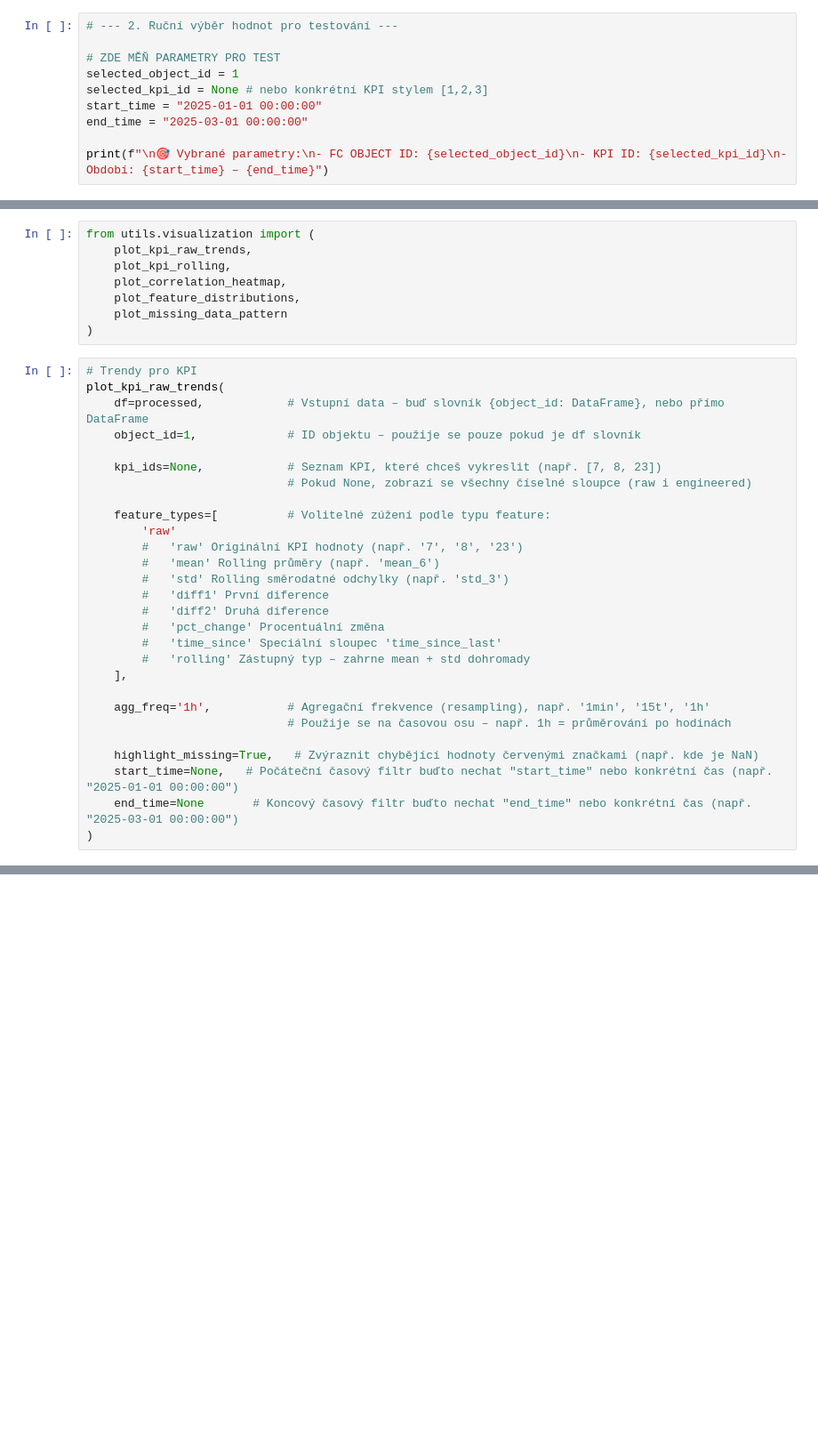
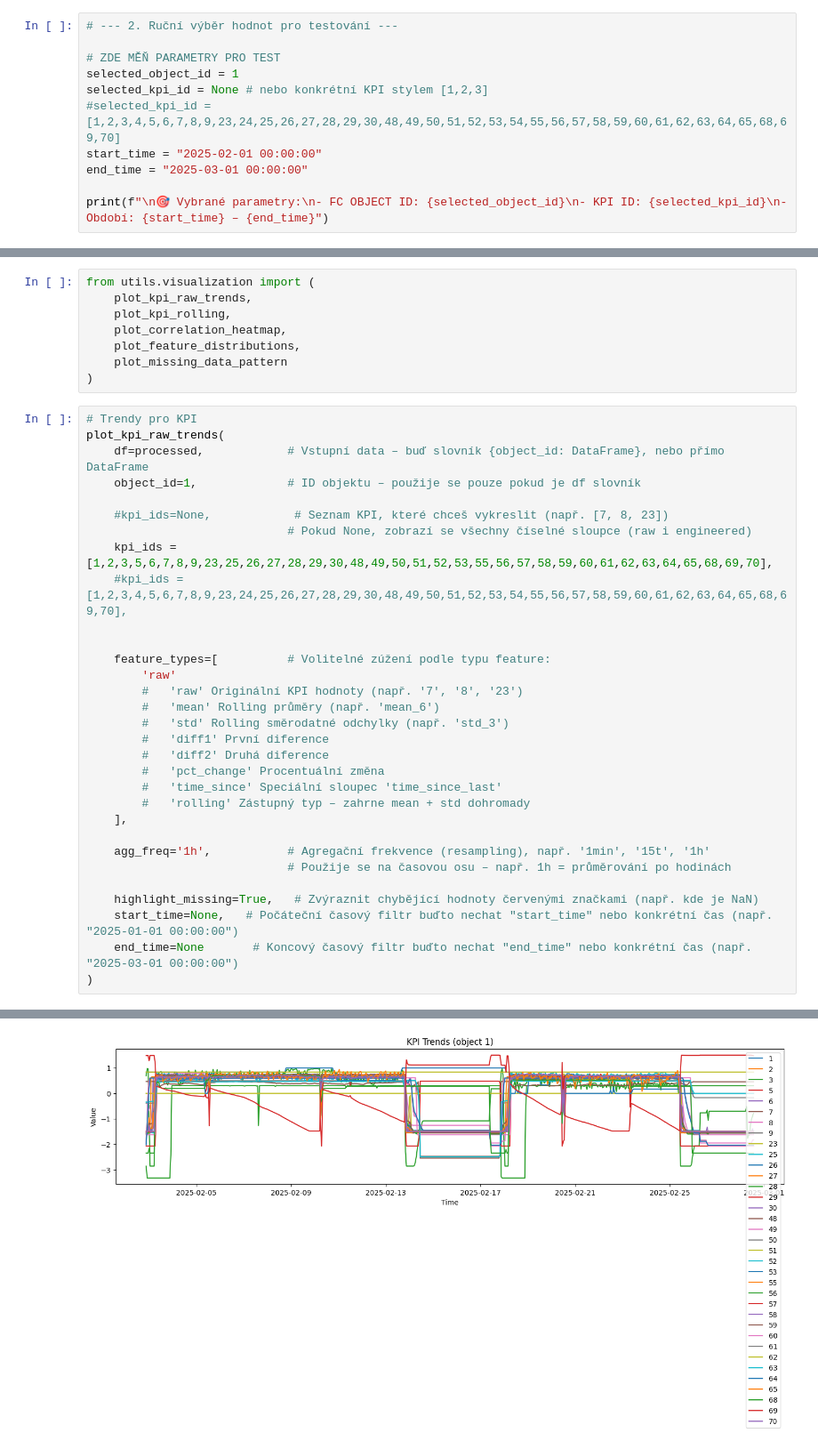
Before and after one commit to Ventrtom/PredictiveMaintenance, a Jupyter notebook: notebooks/data_filtering_test.ipynb, the cells around one changed output, grey strips where cells are left out. Shown at 89% size. Cells and saved outputs as stored; diff of their text form; blank space fills up the shorter version.

```diff
--- a/notebooks/data_filtering_test.ipynb
+++ b/notebooks/data_filtering_test.ipynb
@@ -31,7 +38,8 @@ print(f"✅ {len(object_ids)} unikátních object_id")
 # ZDE MĚŇ PARAMETRY PRO TEST
 selected_object_id = 1
 selected_kpi_id = None # nebo konkrétní KPI stylem [1,2,3]
-start_time = "2025-01-01 00:00:00"
+#selected_kpi_id = [1,2,3,4,5,6,7,8,9,23,24,25,26,27,28,29,30,48,49,50,51,52,53,54,55,56,57,58,59,60,61,62,63,64,65,68,69,70]
+start_time = "2025-02-01 00:00:00"
 end_time = "2025-03-01 00:00:00"
 
 print(f"\n🎯 Vybrané parametry:\n- FC OBJECT ID: {selected_object_id}\n- KPI ID: {selected_kpi_id}\n- Období: {start_time} – {end_time}")
@@ -83,8 +114,11 @@ plot_kpi_raw_trends(
     df=processed,            # Vstupní data – buď slovník {object_id: DataFrame}, nebo přímo DataFrame
     object_id=1,             # ID objektu – použije se pouze pokud je df slovník
 
-    kpi_ids=None,            # Seznam KPI, které chceš vykreslit (např. [7, 8, 23])
+    #kpi_ids=None,            # Seznam KPI, které chceš vykreslit (např. [7, 8, 23])
                              # Pokud None, zobrazí se všechny číselné sloupce (raw i engineered)
+    kpi_ids = [1,2,3,5,6,7,8,9,23,25,26,27,28,29,30,48,49,50,51,52,53,55,56,57,58,59,60,61,62,63,64,65,68,69,70],
+    #kpi_ids = [1,2,3,4,5,6,7,8,9,23,24,25,26,27,28,29,30,48,49,50,51,52,53,54,55,56,57,58,59,60,61,62,63,64,65,68,69,70],
+
 
     feature_types=[          # Volitelné zúžení podle typu feature:
         'raw'
@@ -105,3 +139,4 @@ plot_kpi_raw_trends(
     start_time=None,   # Počáteční časový filtr buďto nechat "start_time" nebo konkrétní čas (např. "2025-01-01 00:00:00")
     end_time=None       # Koncový časový filtr buďto nechat "end_time" nebo konkrétní čas (např. "2025-03-01 00:00:00")
 )
+# %% [output]
@@ -108,3 +144,4 @@ plot_kpi_raw_trends(
+[figure, added]
 # %%
 # Rolling mean s oknem 6 vzorků
 plot_kpi_rolling(
```
Also changed, not shown: parts of 10 cells of this notebook, 4 other files.
